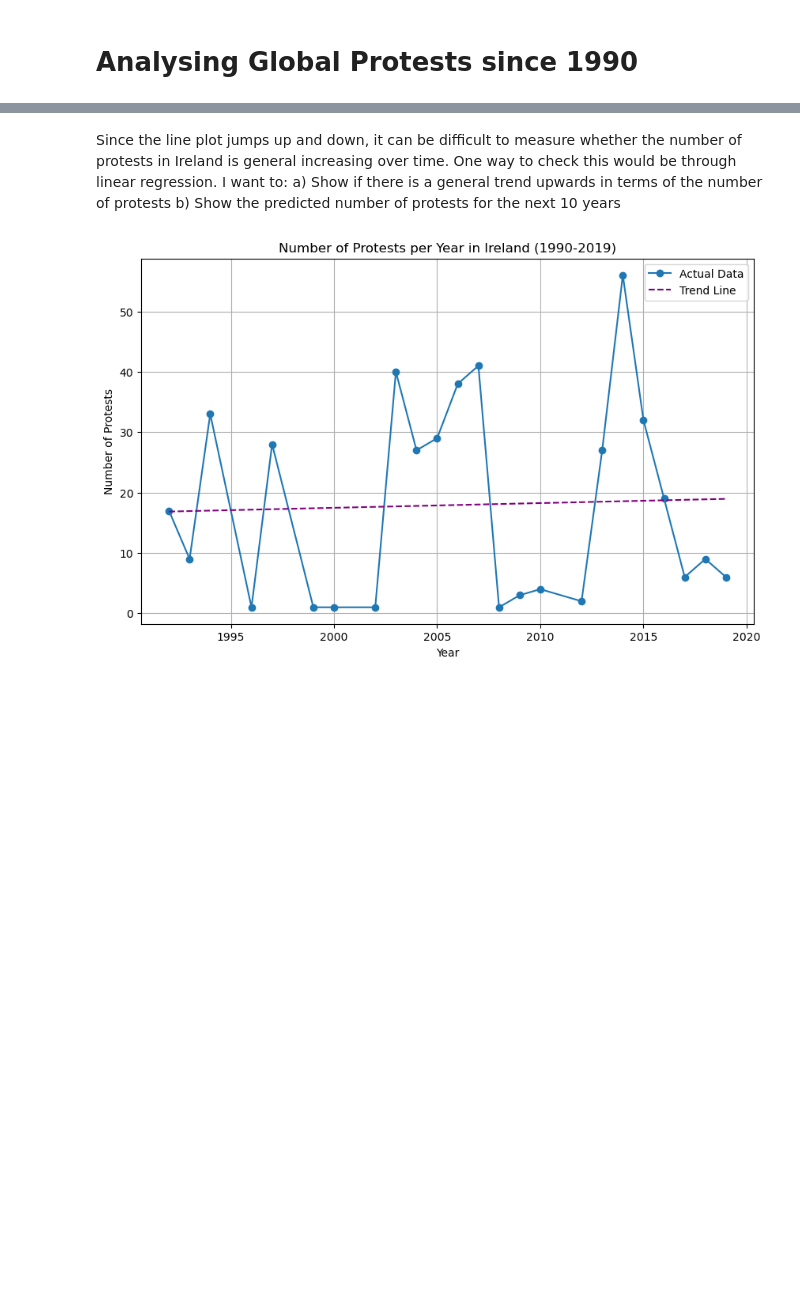
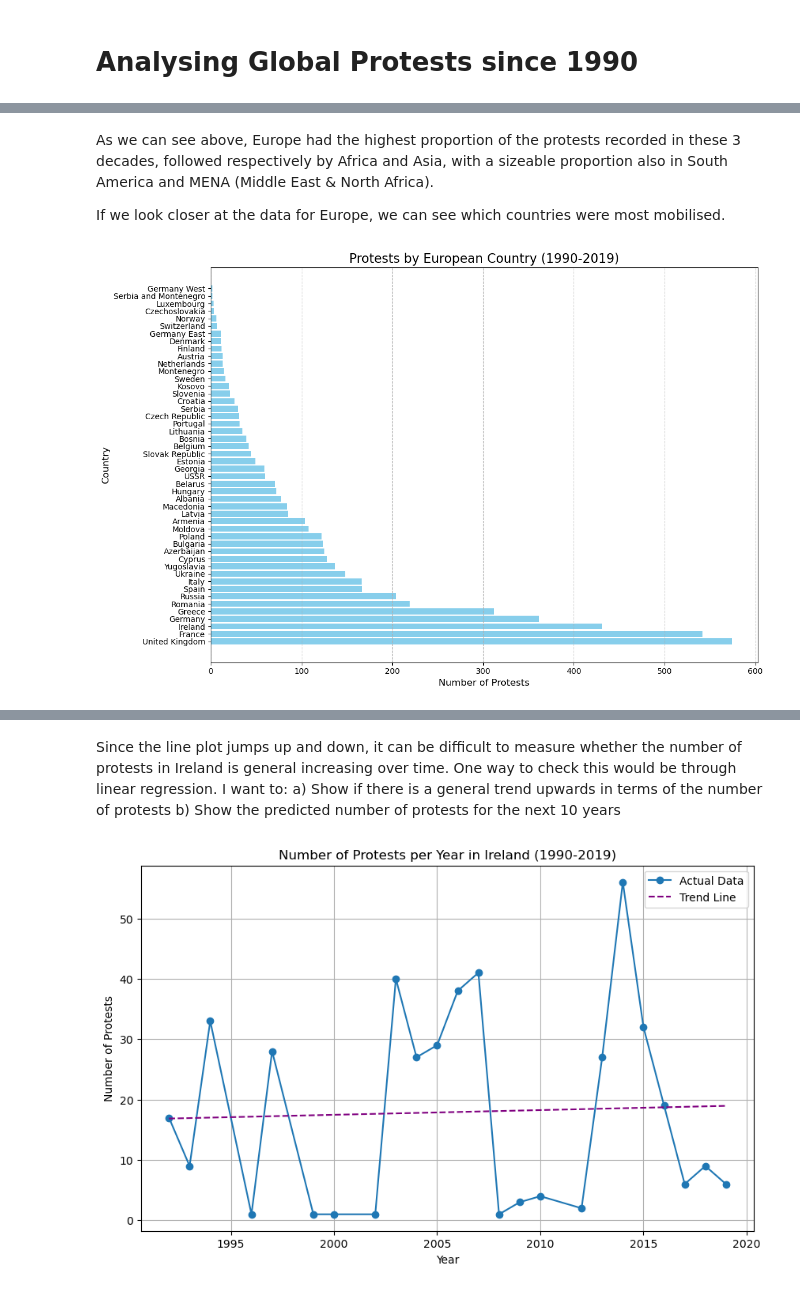
Before and after one commit to MylesHenehan/pfda, a Jupyter notebook: project/project.ipynb, the cells around one changed output, grey strips where cells are left out. Cells and saved outputs as stored; diff of their text form; code cells hidden in the pictures; blank space fills up the shorter version.

```diff
--- a/project/project.ipynb
+++ b/project/project.ipynb
@@ -280,0 +165,33 @@ Next:
+# %% [markdown]
+As we can see above, Europe had the highest proportion of the protests recorded in these 3 decades, followed respectively by Africa and Asia, with a sizeable proportion also in South America and MENA (Middle East & North Africa).
+
+If we look closer at the data for Europe, we can see which countries were most mobilised.
+# %%
+# To do this, I'll filter the data set for just Europe as the region and then group by country. Since the number of countries is quite large, it may be better to show this as a horizontal bar chart.
+massmob_df_eu = massmob_df[(massmob_df['region'] == 'Europe')]
+europegrouped = massmob_df_eu.groupby('country')
+protests_per_country_eu = europegrouped.size().reset_index(name='num_protests')
+
+# Sort the data by the number of protests for better visualization
+protests_per_country_eu = protests_per_country_eu.sort_values(by='num_protests', ascending=False)
+
+# Plot the bar chart
+plt.figure(figsize=(12, 8))
+plt.barh(protests_per_country_eu['country'], protests_per_country_eu['num_protests'], color='skyblue')
+
+# Add titles and labels
+plt.title('Protests by European Country (1990-2019)', fontsize=16)
+plt.xlabel('Number of Protests', fontsize=12)
+plt.ylabel('Country', fontsize=12)
+
+# Add gridlines for readability
+plt.grid(axis='x', linestyle='--', alpha=0.7)
+
+# Rotate y-axis labels if needed
+plt.xticks(fontsize=10)
+plt.yticks(fontsize=10)
+
+plt.tight_layout()
+plt.show()
+# %% [output]
+[figure, added]
```
Also changed, not shown: parts of 38 cells of this notebook, 2 other files.
